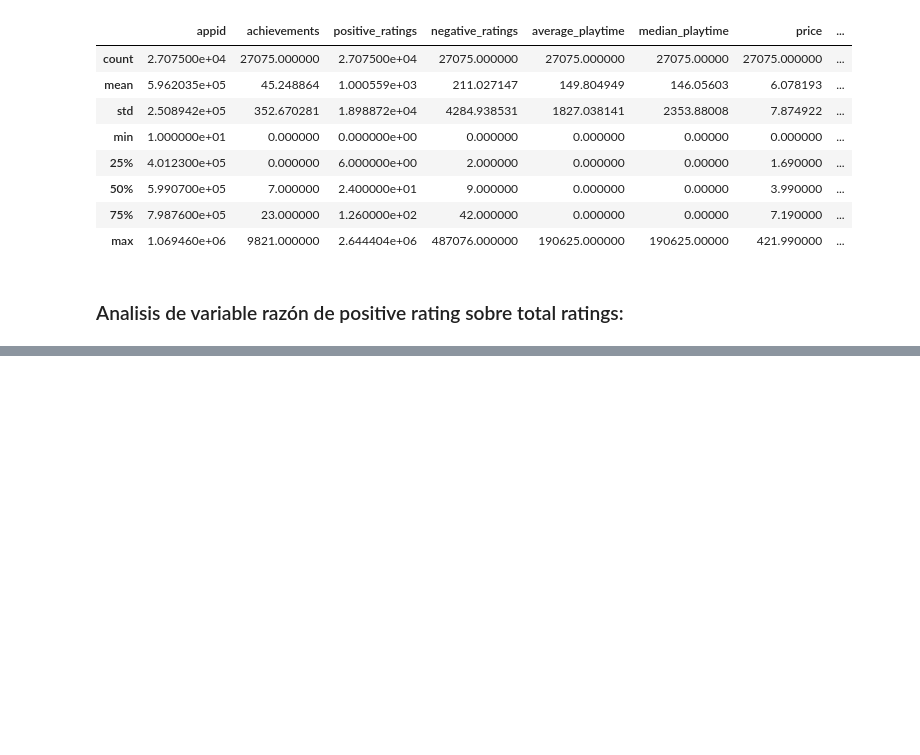
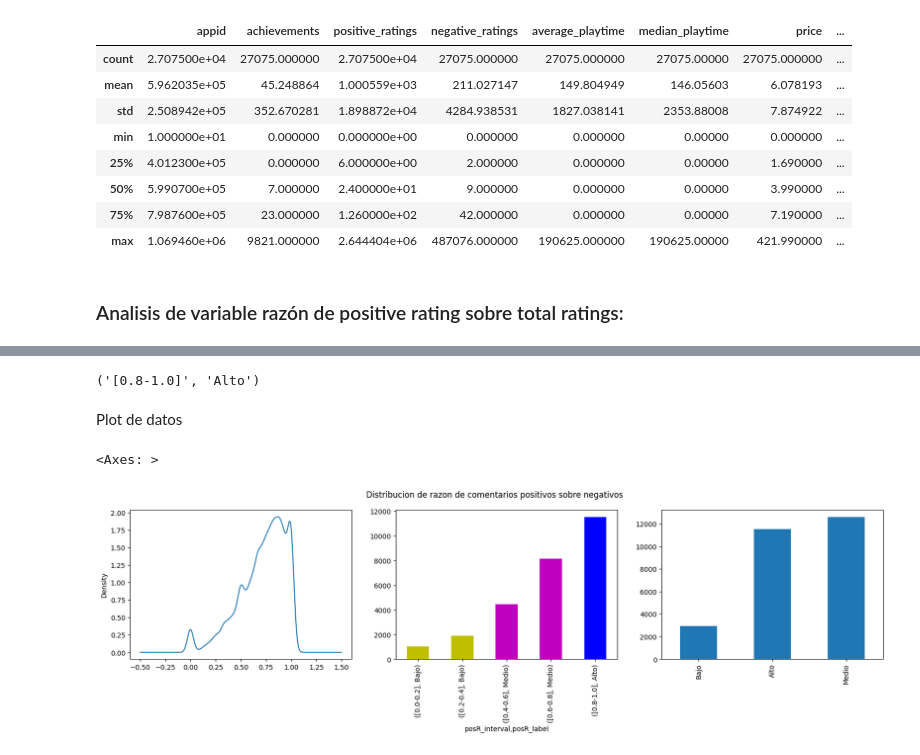
Before and after one commit to hectorjimenez12/CC5205_Proyecto, a Jupyter notebook: Hito2/01_Deteccion_Variable_Que_Hace_Exitoso_Juego.ipynb, the cells around one changed output, grey strips where cells are left out. Cells and saved outputs as stored; diff of their text form; code cells hidden in the pictures; blank space fills up the shorter version.

```diff
--- a/Hito2/01_Deteccion_Variable_Que_Hace_Exitoso_Juego.ipynb
+++ b/Hito2/01_Deteccion_Variable_Que_Hace_Exitoso_Juego.ipynb
@@ -78,0 +87,27 @@ Useful functions for downloading data.
+# %%
+def tag_value(value,ranges,labels):
+  for i,val_range in enumerate(ranges):
+    if value >= val_range and value <= ranges[i+1]:
+      return '[' + str(val_range) + '-' + str(ranges[i+1])+']', labels[i]
+print(tag_value(0.9, np.round(np.linspace(0,1,6),1), labels= ['Bajo']*2 + ['Medio']*2 + ['Alto']))
+# %% [output]
+('[0.8-1.0]', 'Alto')
+# %%
+ranges, labels = np.round(np.linspace(0,1,6),1), ['Bajo']*2 + ['Medio']*2 + ['Alto']
+num_data['posR_interval'] = [tag_value(i,ranges,labels)[0] for i in num_data['pos_r/tot_r'] ]
+num_data['posR_label']    = [tag_value(i,ranges,labels)[1] for i in num_data['pos_r/tot_r'] ]
+# %% [markdown]
+Plot de datos
+# %%
+colors = ['b', 'y', 'm', 'c', 'g', 'b', 'r', 'k']
+d_color = { k:colors[i] for i,k in enumerate( np.unique(num_data['posR_label'])  ) }
+fig, (ax1, ax2, ax3) = plt.subplots(1, 3,figsize=(20,4))
+plt.suptitle('Distribucion de razon de comentarios positivos sobre negativos')
+num_data['pos_r/tot_r'].plot(kind='density',ax = ax1)
+#num_data['posR_cat'].value_counts().sort_values().plot(kind='bar',ax = ax2)
+count_labels = num_data.loc[ :, ['posR_interval','posR_label'] ].groupby(by ='posR_interval' ).value_counts()
+count_labels.plot(kind='bar',color= [d_color[i[1]] for i in count_labels.index] ,ax = ax2)
+num_data['posR_label'].value_counts().sort_values().plot(kind='bar',ax = ax3)
+# %% [output]
+<Axes: >
+[figure, added]
```
Also changed, not shown: parts of 6 cells of this notebook.
